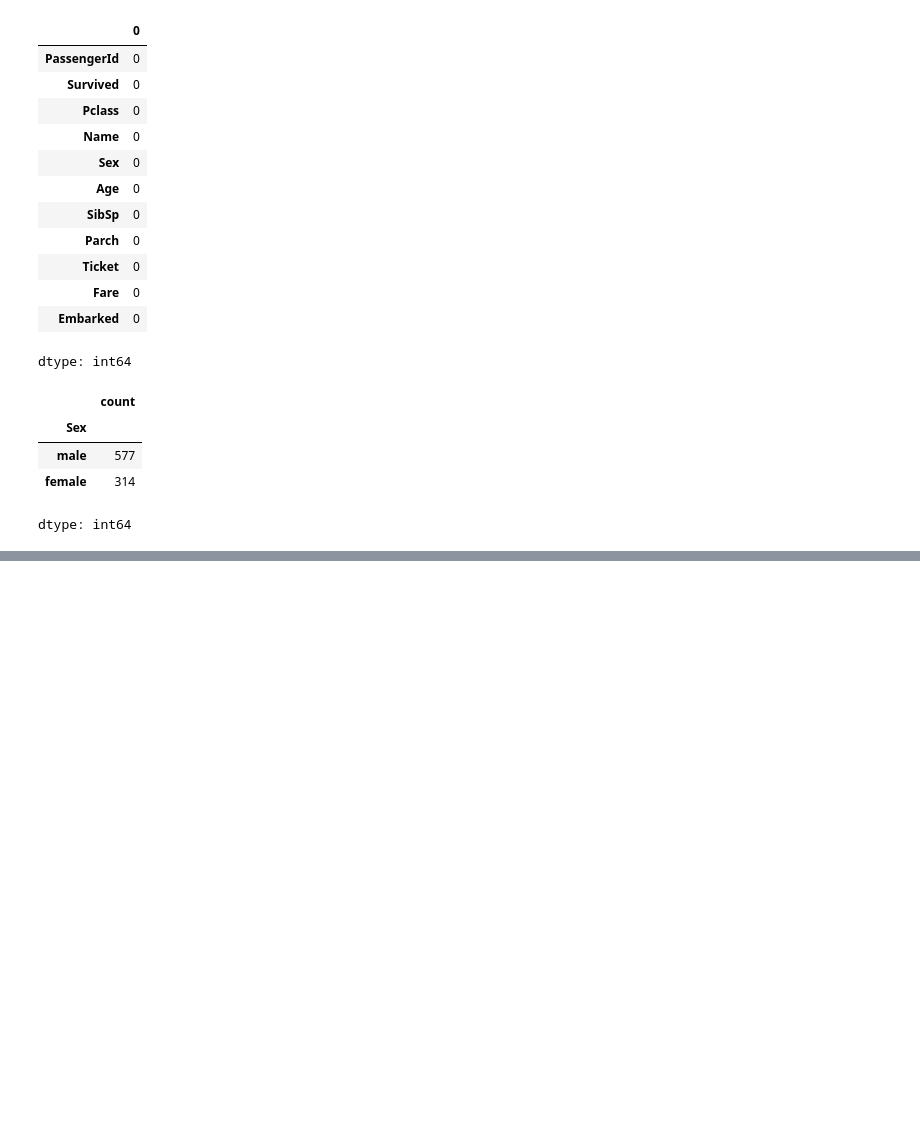
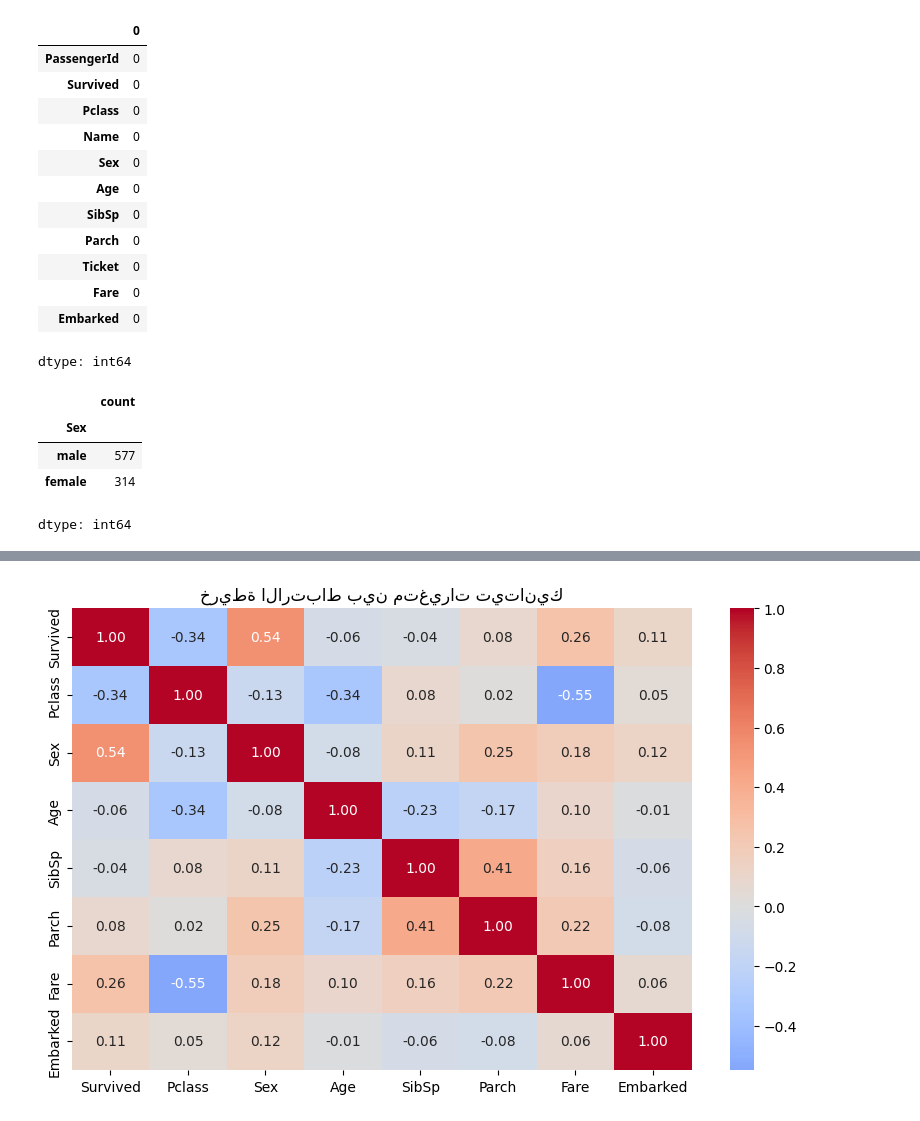
Before and after one commit to ashraf-abdalghani/mycolab, a Jupyter notebook: Titanic_.ipynb, the cells around one changed output, grey strips where cells are left out. Saved outputs shown, nothing was run; the diff lists cells and outputs as text; code cells hidden in the pictures; blank space fills up the shorter version.

Commit message:
Titanic Data analysis - تحليل بيانات ركاب السفينة تايتنك

```diff
--- a/Titanic_.ipynb
+++ b/Titanic_.ipynb
@@ -180,0 +267,3 @@ dtype: int64
+# %%
+df_titanic_cleaned = pd.read_csv('titanic_cleaned.csv')
+df_titanic_cleaned.head()
@@ -180,0 +277,3 @@ dtype: int64
+# %%
+corr_matrix = df_titanic_cleaned.corr()
+corr_matrix
@@ -180,0 +290,12 @@ dtype: int64
+# %%
+plt.figure(figsize=(10, 6))
+sns.heatmap(corr_matrix,
+            annot=True,  # لعرض القيم الرقمية داخل المربعات
+            cmap='coolwarm',  # خريطة ألوان من الأحمر إلى الأزرق
+            center=0,  # نقطة الوسط (لتمييز الارتباطات الموجبة والسالبة)
+            fmt=".2f")  # عدد الكسور العشرية
+
+plt.title('خريطة الارتباط بين متغيرات تيتانيك')
+plt.show()
+# %% [output]
+[figure, added]
```
Also changed, not shown: parts of 14 cells of this notebook.
